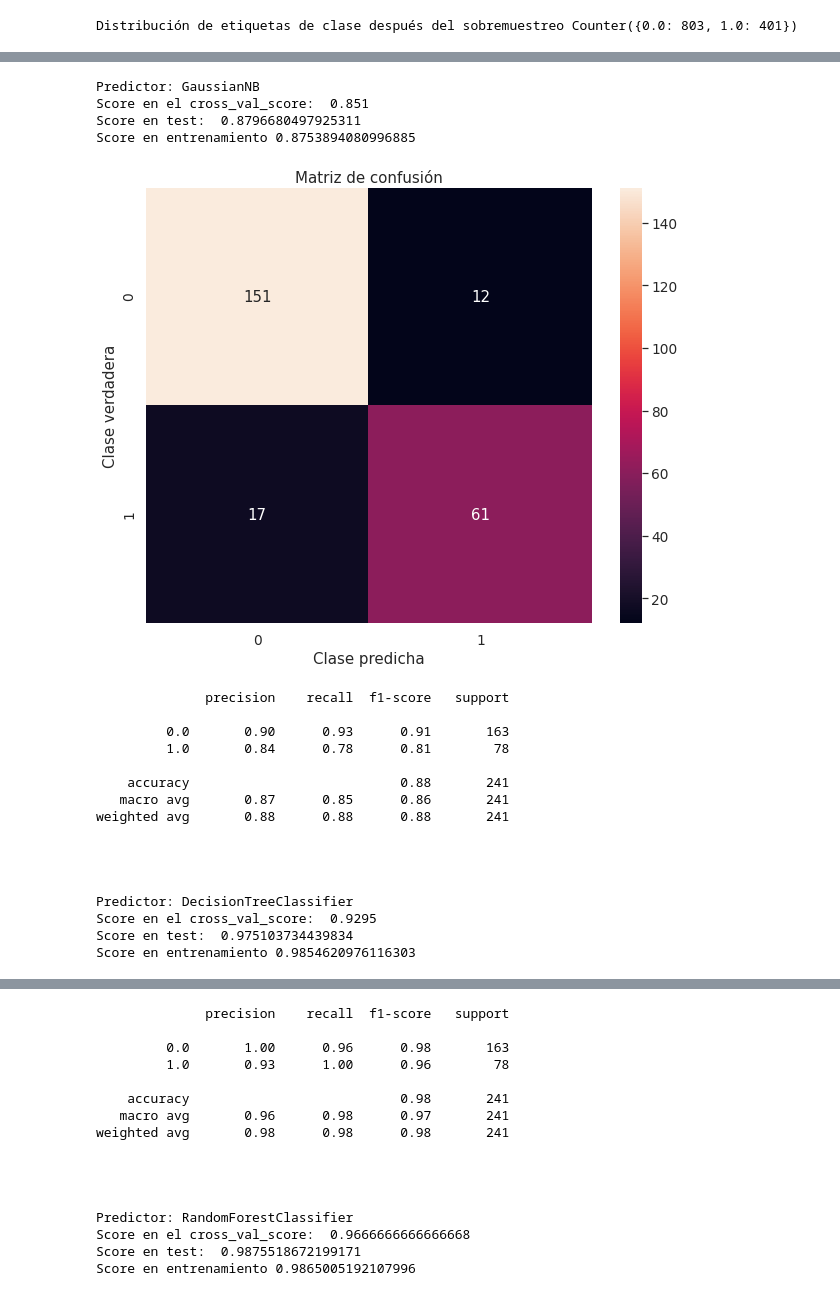
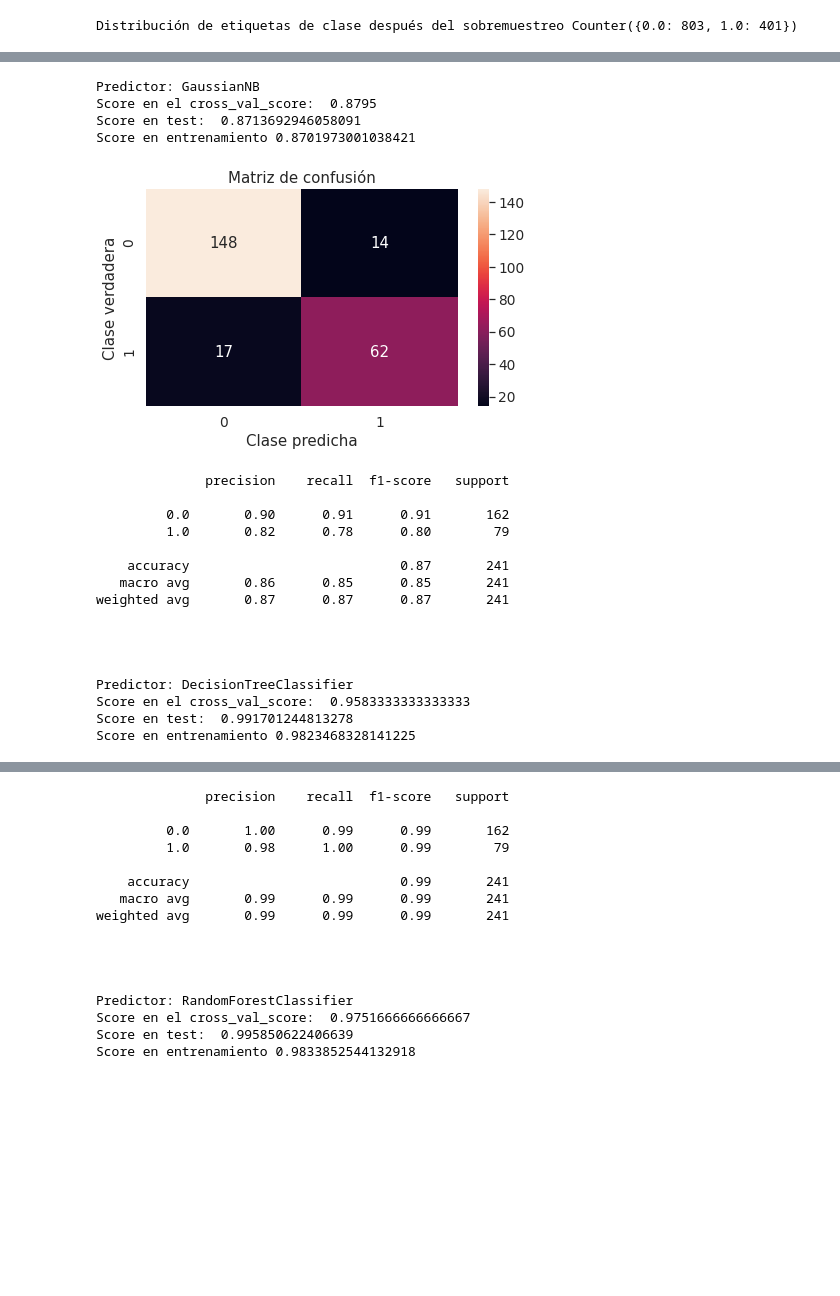
Before and after one commit to Caceres-Santamaria/proyecto-IA, a Jupyter notebook: cancerCervical.ipynb, the cells around one changed output, grey strips where cells are left out. Drawn from its saved outputs; the diff is of its cells as text; code cells hidden in the pictures; blank space fills up the shorter version.

```diff
--- a/cancerCervical.ipynb
+++ b/cancerCervical.ipynb
@@ -268,7 +284,7 @@ def run_model_MC(est, xtrain, xtest, ytrain, ytest,kfold=10):
 
 def matriz_confusion(ytest, ypredict):
     conf_matrix = confusion_matrix(ytest, ypredict)
-    plt.figure(figsize=(10, 8))
+    plt.figure(figsize=(7, 4))
     sns.heatmap(conf_matrix, xticklabels=target, yticklabels=target, annot=True, fmt="d");
     plt.title("Matriz de confusión")
     plt.ylabel('Clase verdadera')
@@ -296,6 +312,7 @@ def show_curve(est,Xtest,ytest):
     plt.legend()
 
 def show_train_history(train_history,train,validation):
+    plt.figure(figsize=(7, 3))
     plt.plot(train_history.history[train])
     plt.plot(train_history.history[validation])
     plt.title('Train History')
@@ -335,7 +352,7 @@ def aplicarPCA(X,nCompo=7):
   return X
 # %%
 X1 = escalarDatos(X)
-X1 = aplicarPCA(X1,.8)
+X1 = aplicarPCA(X1,12)
 # %% [markdown]
 ## 5. Diferentes predictores con la clase desbalanceada y con ajuste de parámetros
 # %%
@@ -515,43 +535,43 @@ plt.ylabel("Numero de observaciones");
 # %%
 #@title Pruebas con los clasificadores { display-mode: "form" }
-NB = GaussianNB()
-DT = DecisionTreeClassifier(max_depth=7,criterion="gini",class_weight="balanced")
-RF = RandomForestClassifier(n_estimators=64,max_depth=7,criterion="gini",class_weight="balanced")
-SV= SVC(kernel='rbf',degree=3,gamma="scale",cache_size=300,class_weight="balanced")
+NB1 = GaussianNB()
+DT1 = DecisionTreeClassifier(max_depth=7,criterion="gini",class_weight="balanced")
+RF1 = RandomForestClassifier(n_estimators=64,max_depth=7,criterion="gini",class_weight="balanced")
+SV1= SVC(kernel='rbf',degree=3,gamma="scale",cache_size=300,class_weight="balanced")
 predictores = ['GaussianNB','DecisionTreeClassifier','RandomForestClassifier','SVC']
-PDs = [NB,DT,RF,SV]
+PDs = [NB1,DT1,RF1,SV1]
 scores = []
 predict = []
 for i,j in enumerate(PDs):
   PD,predic,score = run_model_MC(j,Xtrain,Xtest,ytrain,ytest,10)
   PDs[i] = PD
   predict.append(predic)
   scores.append(score)
   print("Predictor: {}".format(predictores[i]))
   print("Score en el cross_val_score: ",score)
   print("Score en test: ",PD.score(Xtest,ytest))
   print("Score en entrenamiento",PD.score(Xtrain,ytrain))
   matriz_confusion(ytest, predic)
   print("\n\n")
 # %% [output]
 Predictor: GaussianNB
-Score en el cross_val_score:  0.851
-Score en test:  0.8796680497925311
-Score en entrenamiento 0.8753894080996885
+Score en el cross_val_score:  0.8795
+Score en test:  0.8713692946058091
+Score en entrenamiento 0.8701973001038421
-[figure, old version]
+[figure, new version]
               precision    recall  f1-score   support
 
-         0.0       0.90      0.93      0.91       163
-         1.0       0.84      0.78      0.81        78
+         0.0       0.90      0.91      0.91       162
+         1.0       0.82      0.78      0.80        79
 
-    accuracy                           0.88       241
-   macro avg       0.87      0.85      0.86       241
-weighted avg       0.88      0.88      0.88       241
+    accuracy                           0.87       241
+   macro avg       0.86      0.85      0.85       241
+weighted avg       0.87      0.87      0.87       241
 
 
 
 
 Predictor: DecisionTreeClassifier
-Score en el cross_val_score:  0.9295
-Score en test:  0.975103734439834
-Score en entrenamiento 0.9854620976116303
+Score en el cross_val_score:  0.9583333333333333
+Score en test:  0.991701244813278
+Score en entrenamiento 0.9823468328141225
@@ -559,16 +579,16 @@ Score en entrenamiento 0.9854620976116303
               precision    recall  f1-score   support
 
-         0.0       1.00      0.96      0.98       163
-         1.0       0.93      1.00      0.96        78
+         0.0       1.00      0.99      0.99       162
+         1.0       0.98      1.00      0.99        79
 
-    accuracy                           0.98       241
-   macro avg       0.96      0.98      0.97       241
-weighted avg       0.98      0.98      0.98       241
+    accuracy                           0.99       241
+   macro avg       0.99      0.99      0.99       241
+weighted avg       0.99      0.99      0.99       241
 
 
 
 
 Predictor: RandomForestClassifier
-Score en el cross_val_score:  0.9666666666666668
-Score en test:  0.9875518672199171
-Score en entrenamiento 0.9865005192107996
+Score en el cross_val_score:  0.9751666666666667
+Score en test:  0.995850622406639
+Score en entrenamiento 0.9833852544132918
```
Also changed, not shown: parts of 23 cells of this notebook.
